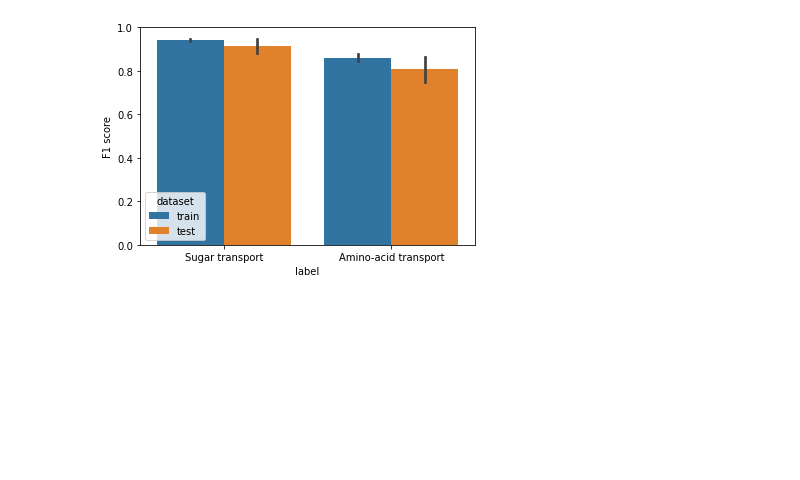
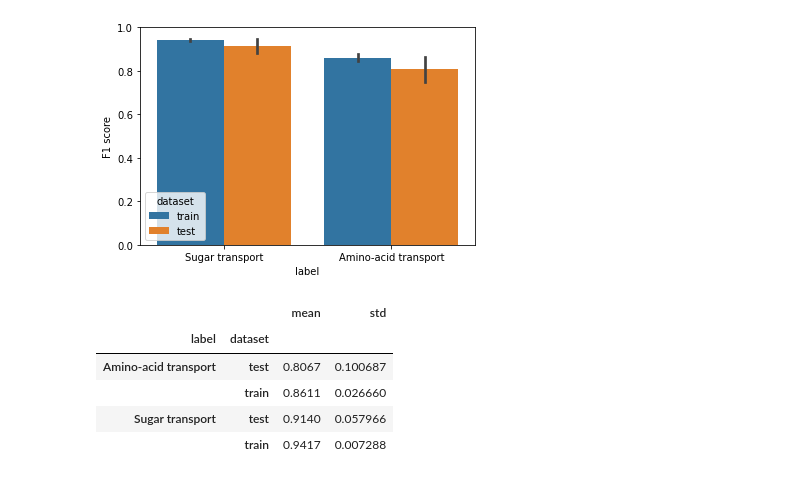
Before and after one commit to adenger/subpred3, a Jupyter notebook: notebooks/athaliana_01_outliers.ipynb, the cells around one changed output. Drawn from its saved outputs; the diff is of its cells as text; code cells hidden in the pictures; blank space fills up the shorter version.

Commit message:
outliers notebook

```diff
--- a/notebooks/athaliana_01_outliers.ipynb
+++ b/notebooks/athaliana_01_outliers.ipynb
@@ -415,8 +427,20 @@ None
 | SVC() | 0.694 | 0.728 | 0.784 | 0.889 | 0.881 | 0.795 | 0.088 |
 | SVC(class_weight='balanced') | 0.924 | 0.802 | 0.895 | 0.932 | 0.825 | 0.876 | 0.059 |
 # %%
-df_scores, df_params = full_test(df_aac_no_outliers, labels_no_outliers)
-plot_full_test(df_scores)
+df_scores_no_outliers, _ = full_test(df_aac_no_outliers, labels_no_outliers)
+plot_full_test(df_scores_no_outliers)
 # %% [output]
 <AxesSubplot:xlabel='label', ylabel='F1 score'>
 [figure]
+# %%
+group = df_scores_no_outliers.groupby(["label", "dataset"])
+group.mean().rename({"F1 score": "mean"}, axis=1).join(
+    group.std().rename({"F1 score": "std"}, axis=1)
+)
+# %% [output]
+|  |  | mean | std |
+| label | dataset |  |  |
+| Amino-acid transport | test | 0.8067 | 0.100687 |
+|  | train | 0.8611 | 0.026660 |
+| Sugar transport | test | 0.9140 | 0.057966 |
+|  | train | 0.9417 | 0.007288 |
```
Also changed, not shown: parts of 5 cells of this notebook.
